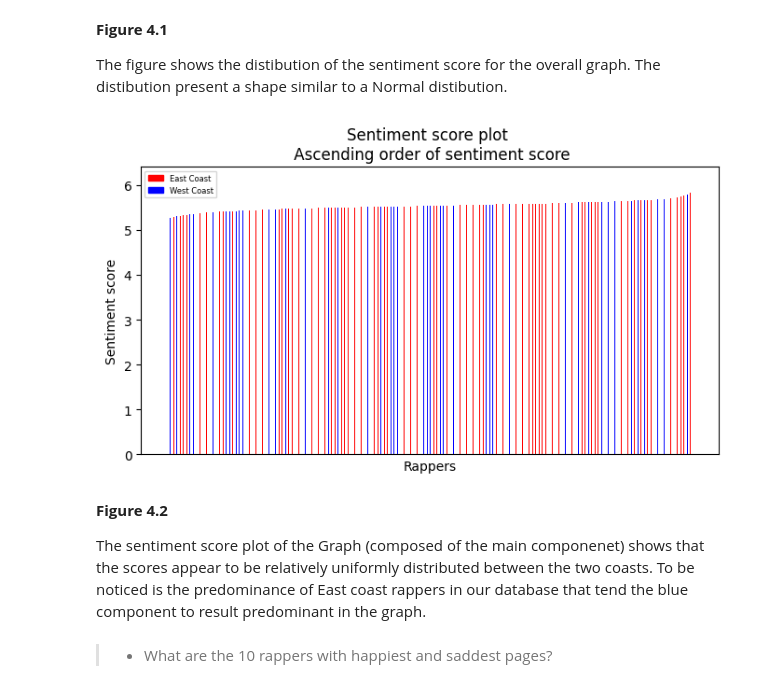
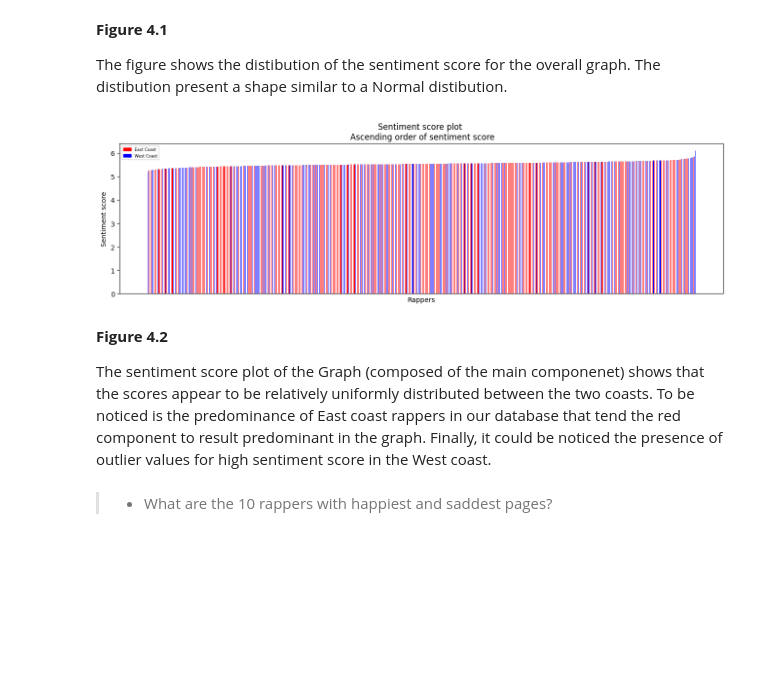
Before and after one commit to Davide011/Social_Graph, a Jupyter notebook: Assignment2_colab.ipynb, the cells around one changed output. Cells and saved outputs as stored; diff of their text form; code cells hidden in the pictures; blank space fills up the shorter version.

```diff
--- a/Assignment2_colab.ipynb
+++ b/Assignment2_colab.ipynb
@@ -1237,29 +1236,31 @@ for i in character_asc:
         colormap_sentiment.append("red")
 # %%
 #plot of the sentiment score for each rapper
-plt.figure(figsize=(8,4))
-plt.bar(character_asc, sentiment_list_asc, color=colormap_sentiment, width=0.2, align='edge')
+plt.figure(figsize=(16,4))
+sep = 0.5
+x = np.arange(0,len(character_asc)*sep, sep)
+plt.bar(x, sentiment_list_asc, color=colormap_sentiment, width=0.2, align='center')
 plt.xlabel("Rappers")
 plt.ylabel("Sentiment score")
 plt.title("Sentiment score plot \n Ascending order of sentiment score")
 plt.xlabel("Rappers")
 plt.xticks([])  # remove xticks= rapper names
 
 #Add legends, labels and title to the plot
 colors = {'East Coast':'red', 'West Coast':'blue'}
 labels = list(colors.keys())
 handles = [plt.Rectangle((0,0), 1,1,  color=colors[label]) for label in labels ]
 plt.legend(handles, labels, fontsize=6,)
 plt.show()
 # %% [output]
-[figure, old version]
+[figure, new version]
 # %% [markdown]
 
 
 
 **Figure 4.2** <br>
 
-The sentiment score plot of the Graph (composed of the main componenet) shows that the scores appear to be relatively uniformly distributed between the two coasts. To be noticed is the predominance of East coast rappers in our database that tend the blue component to result predominant in the graph.
+The sentiment score plot of the Graph (composed of the main componenet) shows that the scores appear to be relatively uniformly distributed between the two coasts. To be noticed is the predominance of East coast rappers in our database that tend the red component to result predominant in the graph. Finally, it could be noticed the presence of outlier values for high sentiment score in the West coast.
 # %% [markdown]
 > * What are the 10 rappers with happiest and saddest pages?
 # %%
```
Also changed, not shown: parts of 15 cells of this notebook.
